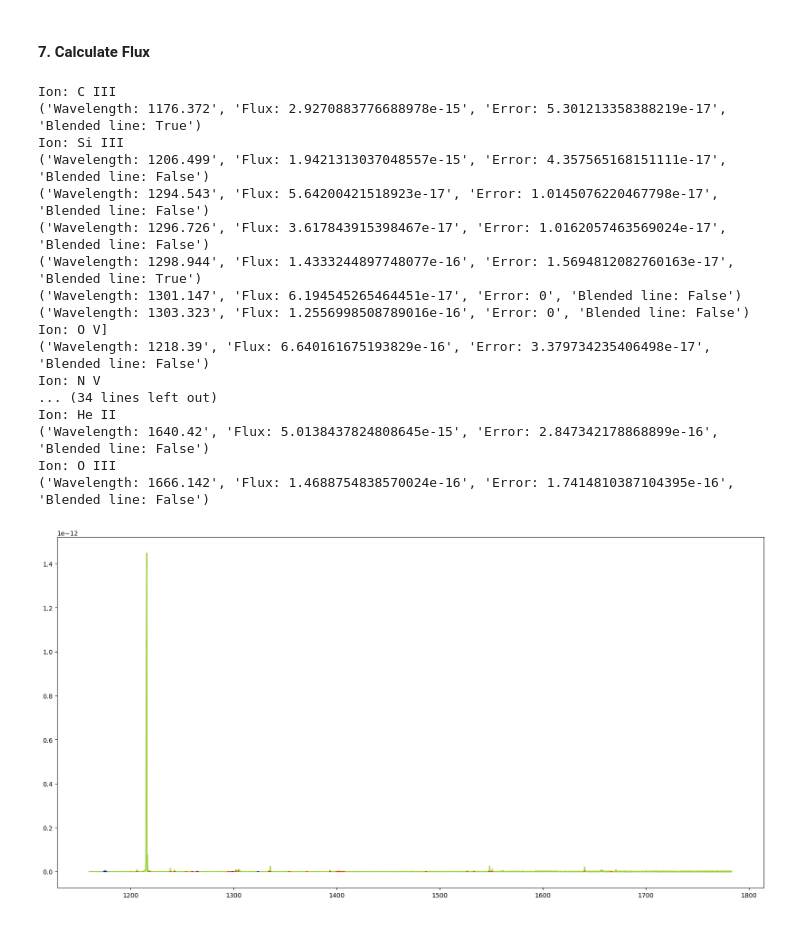
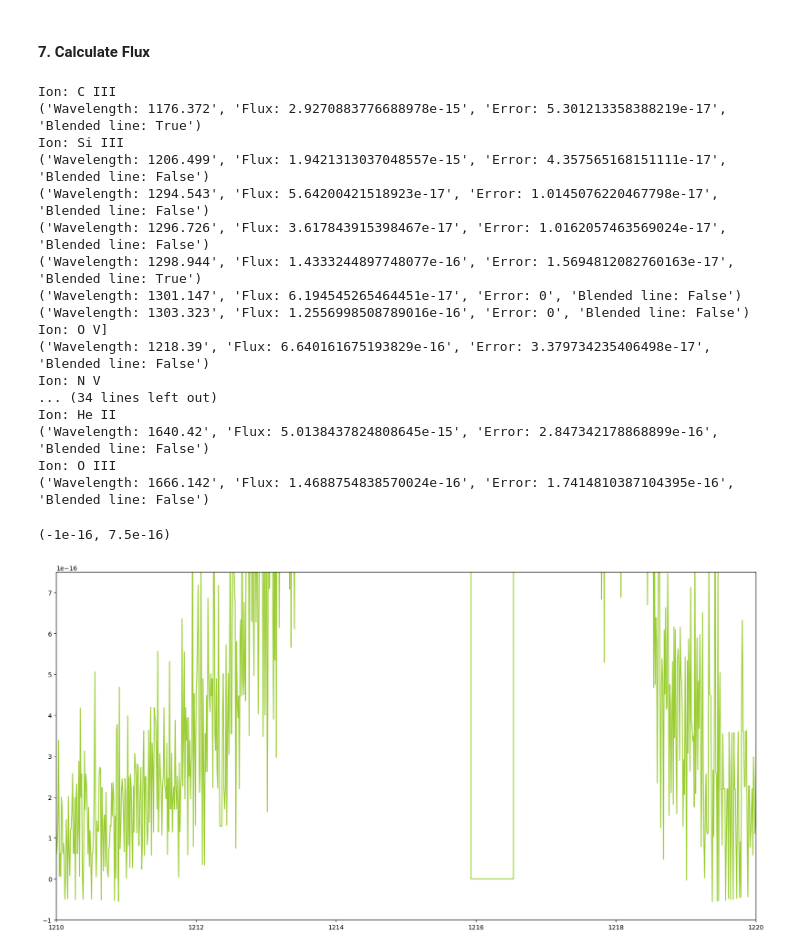
Before and after one commit to bellalongo/Star-Emission-Line-Flux, a Jupyter notebook: GJ-832/gj-832.ipynb, the cells around one changed output. Cells and saved outputs as stored; diff of their text form; code cells hidden in the pictures.

```diff
--- a/GJ-832/gj-832.ipynb
+++ b/GJ-832/gj-832.ipynb
@@ -229,7 +229,7 @@ def create_trendline(w, f, blended_line_bool):
     return p(wavelength_array)
 # %%
 # Mask current peak (use this for the rest!)
-wavelength_mask = (w > (w[mask][peaks][9] - flux_range)) & (w < (w[mask][peaks][9] + flux_range))
+wavelength_mask = (w > (1298.944 - flux_range)) & (w < (1298.944 + flux_range))
 
 # Take the middle flux value as the mean and the peak width as the stddev?
 curr_mean = np.mean(w[wavelength_mask])
@@ -241,7 +241,8 @@ fitter = fitting.LevMarLSQFitter()
 best_fit = fitter(gaussian_model, w[wavelength_mask], f[wavelength_mask])
 
 w0,w1 = wavelength_edges(w[wavelength_mask])
-total_sumflux = np.sum(best_fit(w[wavelength_mask])*(w1-w0))
+# total_sumflux = np.sum(best_fit(w[wavelength_mask])*(w1-w0))
+total_sumflux = np.sum(f[wavelength_mask]*(w1-w0))
 sumerror = (np.sum(e[wavelength_mask]**2 * (w1-w0)**2))**0.5
 
 plt.figure(figsize=(20,10))
@@ -353,34 +354,38 @@ for wavelength in df['Wavelength']:
         # Update variables
         previous_obs = obs_lam
         previous_index = len(flux[df['Ion'][count]]) - 1
         iterations+=1
 
     count+=1
 
 # Printing
 for ion in flux:
     print(f"Ion: {ion} ")
     for data in flux[ion]:
         print(data)
+
+plt.xlim([1210, 1220]) # add +60
+plt.ylim([-0.1e-15, 0.75e-15])
 # %% [output]
 Ion: C III
 ('Wavelength: 1176.372', 'Flux: 2.9270883776688978e-15', 'Error: 5.301213358388219e-17', 'Blended line: True')
 Ion: Si III
 ('Wavelength: 1206.499', 'Flux: 1.9421313037048557e-15', 'Error: 4.357565168151111e-17', 'Blended line: False')
 ('Wavelength: 1294.543', 'Flux: 5.64200421518923e-17', 'Error: 1.0145076220467798e-17', 'Blended line: False')
 ('Wavelength: 1296.726', 'Flux: 3.617843915398467e-17', 'Error: 1.0162057463569024e-17', 'Blended line: False')
 ('Wavelength: 1298.944', 'Flux: 1.4333244897748077e-16', 'Error: 1.5694812082760163e-17', 'Blended line: True')
 ('Wavelength: 1301.147', 'Flux: 6.194545265464451e-17', 'Error: 0', 'Blended line: False')
 ('Wavelength: 1303.323', 'Flux: 1.2556998508789016e-16', 'Error: 0', 'Blended line: False')
 Ion: O V]
 ('Wavelength: 1218.39', 'Flux: 6.640161675193829e-16', 'Error: 3.379734235406498e-17', 'Blended line: False')
 Ion: N V
 ... (34 lines left out)
 Ion: He II
 ('Wavelength: 1640.42', 'Flux: 5.0138437824808645e-15', 'Error: 2.847342178868899e-16', 'Blended line: False')
 Ion: O III
 ('Wavelength: 1666.142', 'Flux: 1.4688754838570024e-16', 'Error: 1.7414810387104395e-16', 'Blended line: False')
+(-1e-16, 7.5e-16)
-[figure, old version]
+[figure, new version]
 # %%
 # Astropy tables
 data_array = []
```
Also changed, not shown: parts of 2 cells of this notebook, 2 other files.
